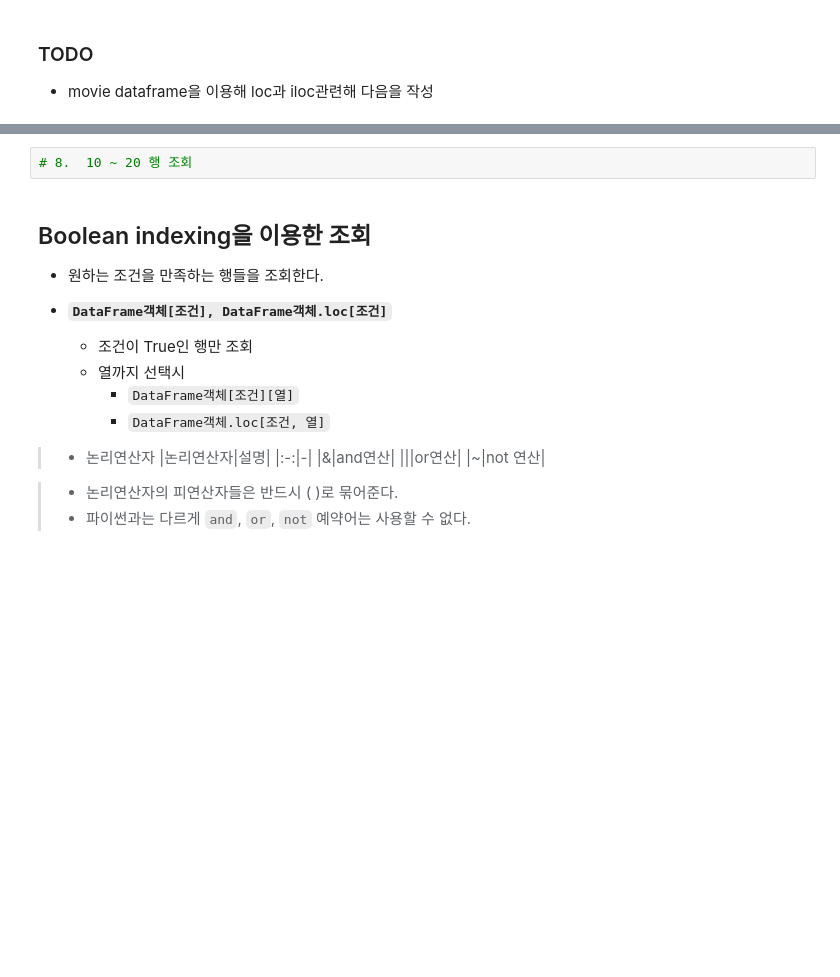
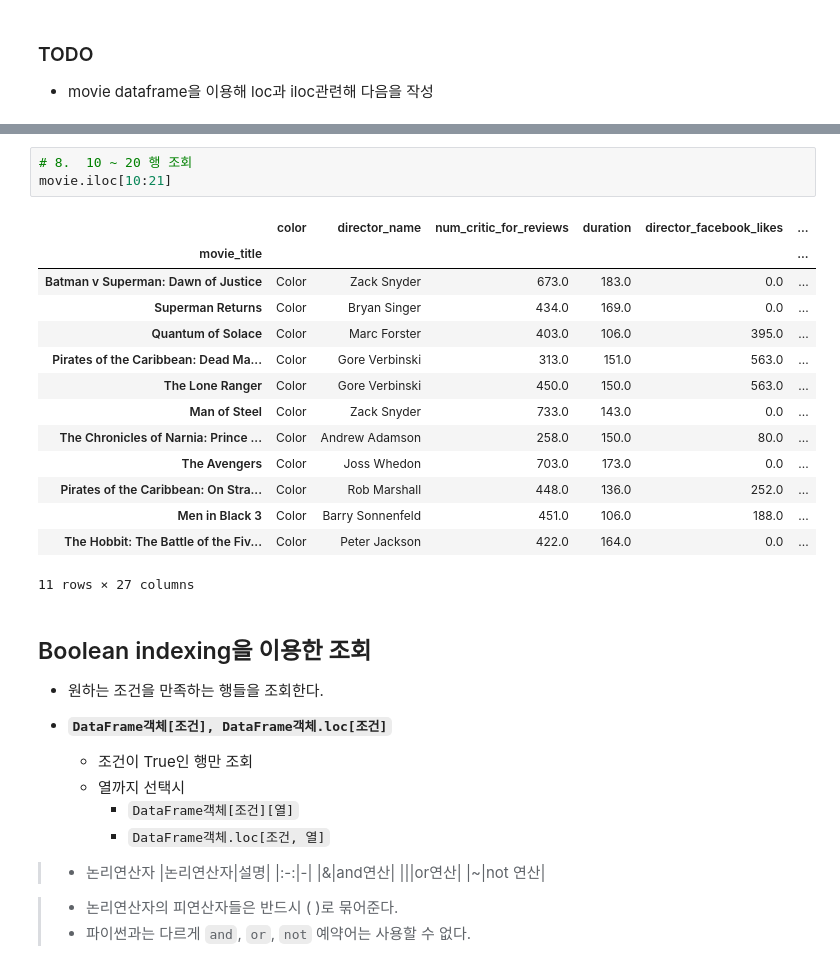
Before and after one commit to seonguihong/SKN13_mysrc, a Jupyter notebook: 06_pandas_시각화/02_Pandas_DataFrame.ipynb, the cells around one changed output, grey strips where cells are left out. Saved outputs shown, nothing was run; the diff lists cells and outputs as text; blank space fills up the shorter version.

```diff
--- a/06_pandas_시각화/02_Pandas_DataFrame.ipynb
+++ b/06_pandas_시각화/02_Pandas_DataFrame.ipynb
@@ -1318,5 +1550,21 @@ movie.head(3)
 # %%
 # 8.  10 ~ 20 행 조회
+movie.iloc[10:21]
+# %% [output]
+|  | color | director_name | num_critic_for_reviews | duration | director_facebook_likes | ... |
+| movie_title |  |  |  |  |  | ... |
+| Batman v Superman: Dawn of Justice | Color | Zack Snyder | 673.0 | 183.0 | 0.0 | ... |
+| Superman Returns | Color | Bryan Singer | 434.0 | 169.0 | 0.0 | ... |
+| Quantum of Solace | Color | Marc Forster | 403.0 | 106.0 | 395.0 | ... |
+| Pirates of the Caribbean: Dead Ma... | Color | Gore Verbinski | 313.0 | 151.0 | 563.0 | ... |
+| The Lone Ranger | Color | Gore Verbinski | 450.0 | 150.0 | 563.0 | ... |
+| Man of Steel | Color | Zack Snyder | 733.0 | 143.0 | 0.0 | ... |
+| The Chronicles of Narnia: Prince ... | Color | Andrew Adamson | 258.0 | 150.0 | 80.0 | ... |
+| The Avengers | Color | Joss Whedon | 703.0 | 173.0 | 0.0 | ... |
+| Pirates of the Caribbean: On Stra... | Color | Rob Marshall | 448.0 | 136.0 | 252.0 | ... |
+| Men in Black 3 | Color | Barry Sonnenfeld | 451.0 | 106.0 | 188.0 | ... |
+| The Hobbit: The Battle of the Fiv... | Color | Peter Jackson | 422.0 | 164.0 | 0.0 | ... |
+11 rows × 27 columns
 # %% [markdown]
 ## Boolean indexing을 이용한 조회
 
```
Also changed, not shown: parts of 27 cells of this notebook, 2 other files.
